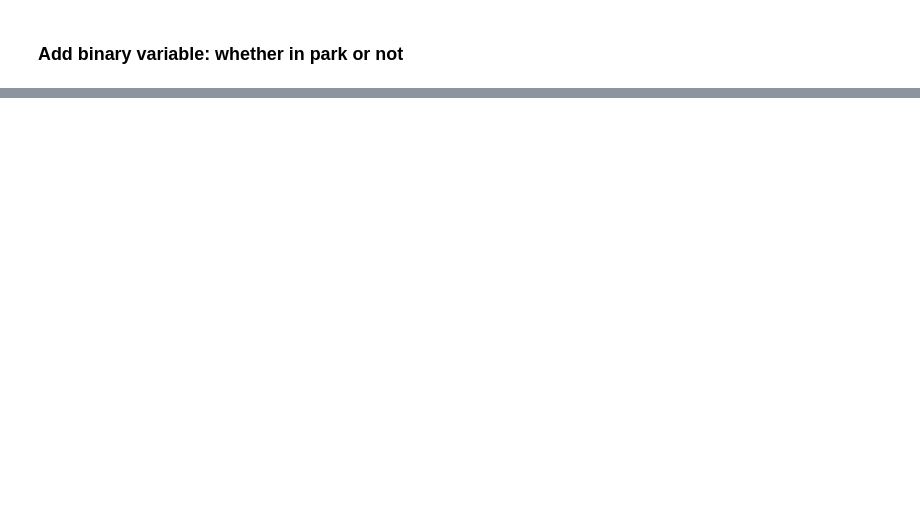
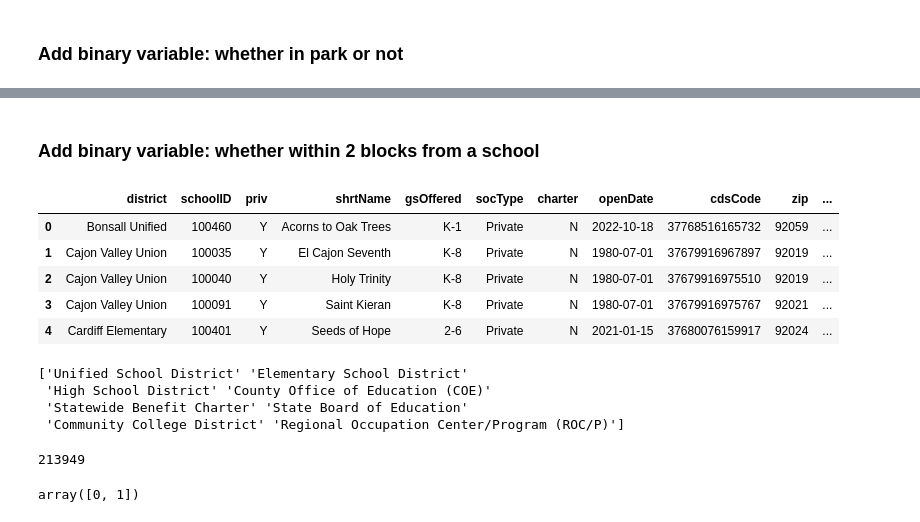
Before and after one commit to glow-27/Homelessness-Hub-311, a Jupyter notebook: combining_data.ipynb, the cells around one changed output, grey strips where cells are left out. Drawn from its saved outputs; the diff is of its cells as text; code cells hidden in the pictures; blank space fills up the shorter version.

```diff
--- a/combining_data.ipynb
+++ b/combining_data.ipynb
@@ -270,0 +447,35 @@ result.to_file("modified_data/augmented_311.shp")
+# %% [markdown]
+### Add binary variable: whether within 2 blocks from a school
+# %%
+schools = gpd.read_file("other_data/buffered_schools/buffered_schools.shp")
+schools.head()
+# %% [output]
+|  | district | schoolID | priv | shrtName | gsOffered | socType | charter | openDate | cdsCode | zip | ... |
+| 0 | Bonsall Unified | 100460 | Y | Acorns to Oak Trees | K-1 | Private | N | 2022-10-18 | 37768516165732 | 92059 | ... |
+| 1 | Cajon Valley Union | 100035 | Y | El Cajon Seventh | K-8 | Private | N | 1980-07-01 | 37679916967897 | 92019 | ... |
+| 2 | Cajon Valley Union | 100040 | Y | Holy Trinity | K-8 | Private | N | 1980-07-01 | 37679916975510 | 92019 | ... |
+| 3 | Cajon Valley Union | 100091 | Y | Saint Kieran | K-8 | Private | N | 1980-07-01 | 37679916975767 | 92021 | ... |
+| 4 | Cardiff Elementary | 100401 | Y | Seeds of Hope | 2-6 | Private | N | 2021-01-15 | 37680076159917 | 92024 | ... |
+# %%
+print(schools.docType.unique())
+
+# filter out schools that are under 'Community College District' and 'Regional Occupation Center/Program (ROC/P)'
+schools = schools[(schools['docType'] == 'Community College District') | (schools['docType'] == 'Regional Occupation Center/Program (ROC/P)')]
+# %% [output]
+['Unified School District' 'Elementary School District'
+ 'High School District' 'County Office of Education (COE)'
+ 'Statewide Benefit Charter' 'State Board of Education'
+ 'Community College District' 'Regional Occupation Center/Program (ROC/P)']
+# %%
+schools = schools.to_crs(augmented_311.crs)
+schools_dissolved = schools.dissolve()
+schools_311 = gpd.sjoin(augmented_311, schools_dissolved, how="left", predicate="within")
+schools_311.index_right
+schools_311.shape[0]
+# %% [output]
+213949
+# %%
+schools_311['in_school_area'] = schools_311['index_right'].notna().astype(int)
+schools_311['in_school_area'].unique()
+# %% [output]
+array([0, 1])
```
Also changed, not shown: parts of 59 cells of this notebook, 1 other file.
